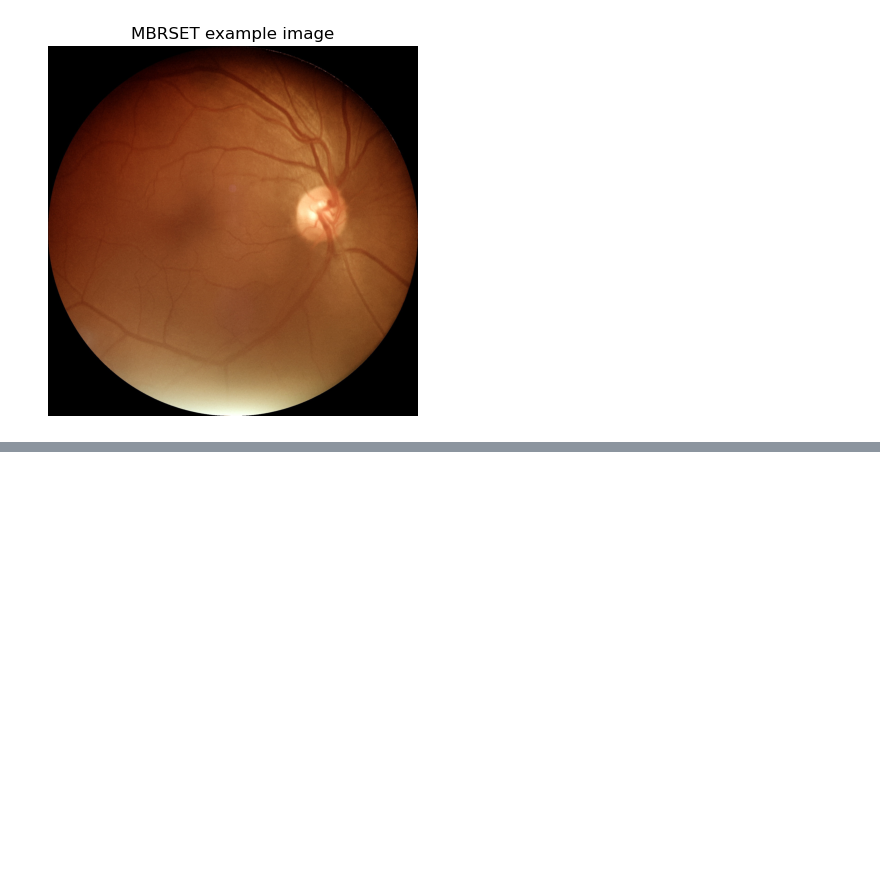
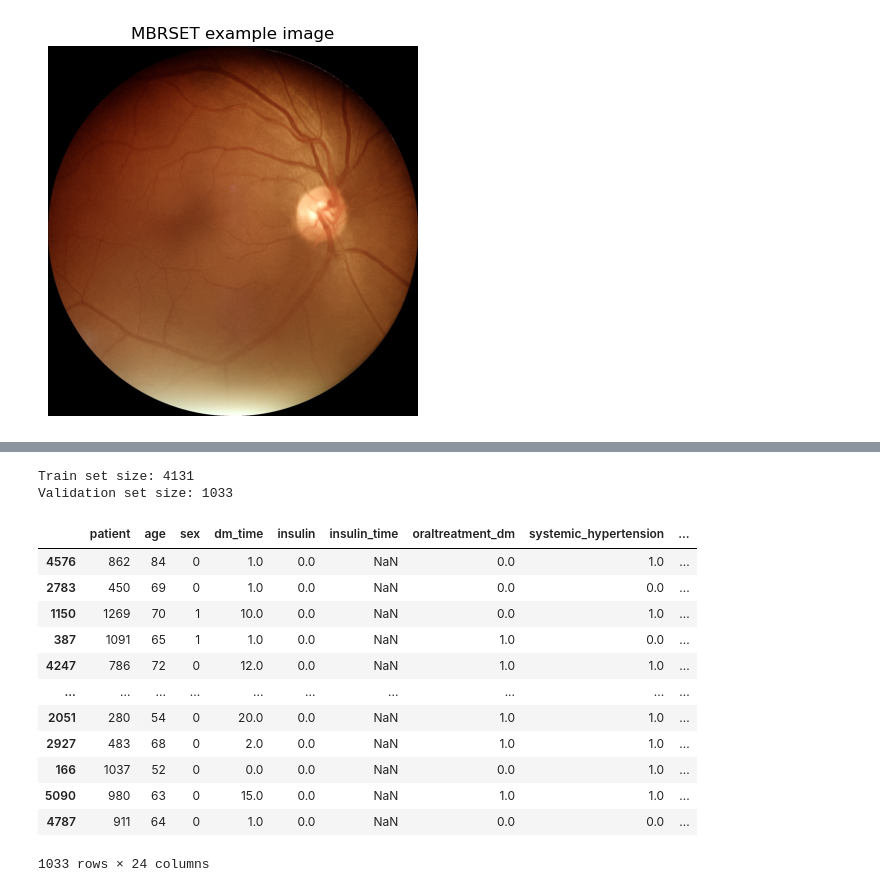
Before and after one commit to ren-e1011/labcourse, a Jupyter notebook: E14.ipynb, the cells around one changed output, grey strips where cells are left out. Cells and saved outputs as stored; diff of their text form; code cells hidden in the pictures; blank space fills up the shorter version.

```diff
--- a/E14.ipynb
+++ b/E14.ipynb
@@ -317,0 +429,31 @@ plt.show()
+# %%
+# Load validation indices from file
+val_indices = np.load('val_indices.npy')
+
+# Split labels_df into train and val sets based on val_indices
+df_val = labels_df.loc[val_indices]
+df_train = labels_df.drop(val_indices)
+
+df_test = df_val
+
+print(f"Train set size: {len(df_train)}")
+print(f"Validation set size: {len(df_val)}")
+# %% [output]
+Train set size: 4131
+Validation set size: 1033
+# %%
+df_val
+# %% [output]
+|  | patient | age | sex | dm_time | insulin | insulin_time | oraltreatment_dm | systemic_hypertension | ... |
+| 4576 | 862 | 84 | 0 | 1.0 | 0.0 | NaN | 0.0 | 1.0 | ... |
+| 2783 | 450 | 69 | 0 | 1.0 | 0.0 | NaN | 0.0 | 0.0 | ... |
+| 1150 | 1269 | 70 | 1 | 10.0 | 0.0 | NaN | 0.0 | 1.0 | ... |
+| 387 | 1091 | 65 | 1 | 1.0 | 0.0 | NaN | 1.0 | 0.0 | ... |
+| 4247 | 786 | 72 | 0 | 12.0 | 0.0 | NaN | 1.0 | 1.0 | ... |
+| ... | ... | ... | ... | ... | ... | ... | ... | ... | ... |
+| 2051 | 280 | 54 | 0 | 20.0 | 0.0 | NaN | 1.0 | 1.0 | ... |
+| 2927 | 483 | 68 | 0 | 2.0 | 0.0 | NaN | 1.0 | 1.0 | ... |
+| 166 | 1037 | 52 | 0 | 0.0 | 0.0 | NaN | 0.0 | 1.0 | ... |
+| 5090 | 980 | 63 | 0 | 15.0 | 0.0 | NaN | 1.0 | 1.0 | ... |
+| 4787 | 911 | 64 | 0 | 1.0 | 0.0 | NaN | 0.0 | 0.0 | ... |
+1033 rows × 24 columns
```
Also changed, not shown: parts of 47 cells of this notebook, 2 other files.
